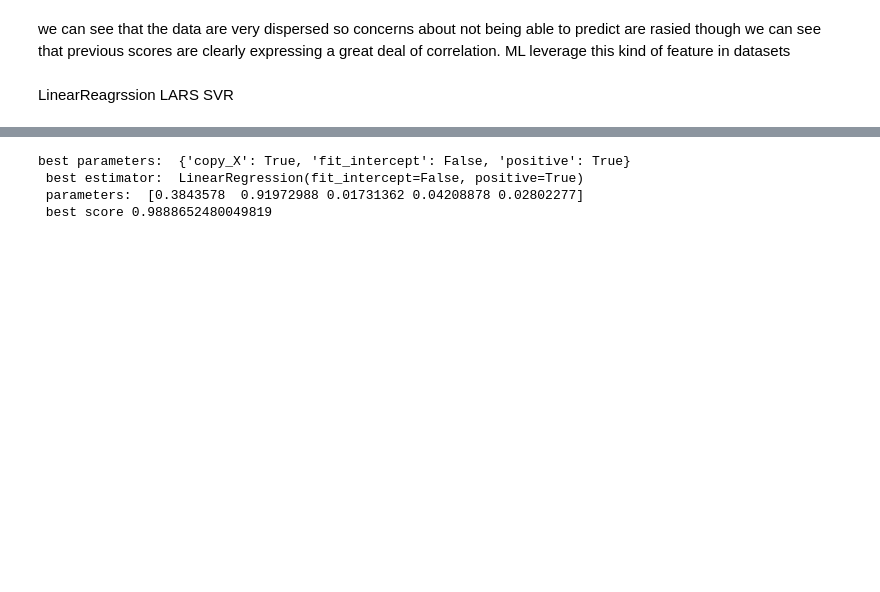
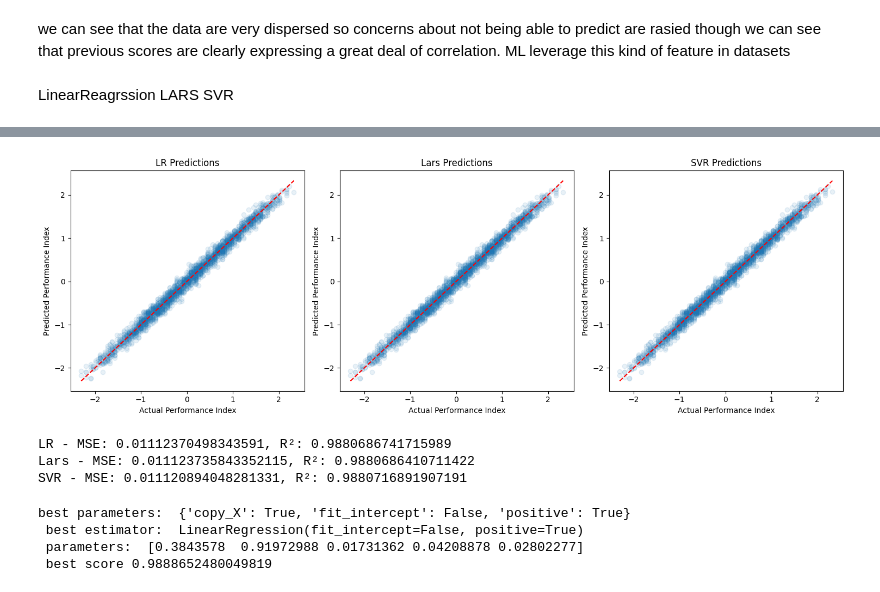
Before and after one commit to azoozfzhyg/CSC261-project1, a Jupyter notebook: model_setup.ipynb, the cells around one changed output, grey strips where cells are left out. Cells and saved outputs as stored; diff of their text form; code cells hidden in the pictures; blank space fills up the shorter version.

```diff
--- a/model_setup.ipynb
+++ b/model_setup.ipynb
@@ -112,23 +110,25 @@ LARS
 SVR
 # %%
 from sklearn.linear_model import LinearRegression as LR
-from sklearn.linear_model import Lasso as Lars
+from sklearn.linear_model import Lars
 from sklearn.svm import SVR
 from sklearn.model_selection import GridSearchCV as CV
 
 
 models = {'LR':LR(), 'Lars':Lars(), 'SVR':SVR()}
-param_grids = {'LR':{'fit_intercept':[True,False],'copy_X':[True, False], 'positive':[True,False]},
-                'Lars':{'fit_intercept':[True,False],'copy_X':[True, False], 'positive':[True,False]},
-                'SVR':{'kernel':['rbf','linear','poly','sigmoid'],'degree':[2,3,4,5],'C':[0.1,1,10,100]}
+param_grids = {'LR':{'fit_intercept':[True,False], 'positive':[True,False]},
+                'Lars':{'n_nonzero_coefs':[1,2,3,4,5]},
+                'SVR':{'kernel':['rbf','linear'],'degree':[2,3],'C':[0.1,1,10]}
                 }
 
 best_model = None
 best_model_param = None
 best_model_score = 0
+Scores = []
 best_time = 0
 Times = []
 best_of_models = []
+fitted_models = []
 
 for model_name, model in models.items():
     param_grid = param_grids[model_name]
@@ -140,7 +140,9 @@ for model_name, model in models.items():
         best_model_param = CV_model.best_params_
         best_model_score = CV_model.best_score_
         best_time = CV_model.refit_time_
-        Times.append(CV_model.refit_time_)
-
+    print(model_name, CV_model.best_params_, CV_model.best_score_, CV_model.refit_time_)
+    Scores.append(CV_model.best_score_)
+    Times.append(CV_model.refit_time_)
     best_of_models.append({model_name:CV_model.best_params_})
+    fitted_models.append(CV_model)
 # %% [output]
@@ -148,3 +168,38 @@ NameError: name 'x_train' is not defined
+# %%
+# Predict using the fitted models
+predictions = {}
+for model_name, fitted_model in zip(models.keys(), fitted_models):
+    predictions[model_name] = fitted_model.predict(x_test)
+
+# Plot the predictions
+plt.figure(figsize=(15, 5))
+for i, (model_name, prediction) in enumerate(predictions.items(), 1):
+    plt.subplot(1, 3, i)
+    plt.scatter(y_test, prediction, alpha=0.1)
+    plt.plot([min(y_test), max(y_test)], [min(y_test), max(y_test)], color='red', linestyle='--')
+    plt.xlabel('Actual Performance Index')
+    plt.ylabel('Predicted Performance Index')
+    plt.title(f'{model_name} Predictions')
+plt.tight_layout()
+plt.show()
+from sklearn.metrics import mean_squared_error, r2_score
+
+# Evaluate the models
+evaluation_results = {}
+
+for model_name, prediction in predictions.items():
+    mse = mean_squared_error(y_test, prediction)
+    r2 = r2_score(y_test, prediction)
+    evaluation_results[model_name] = {'MSE': mse, 'R²': r2}
+
+# Print the evaluation results
+for model_name, metrics in evaluation_results.items():
+    print(f"{model_name} - MSE: {metrics['MSE']}, R²: {metrics['R²']}")
+# %% [output]
+[figure, added]
+LR - MSE: 0.01112370498343591, R²: 0.9880686741715989
+Lars - MSE: 0.011123735843352115, R²: 0.9880686410711422
+SVR - MSE: 0.011120894048281331, R²: 0.9880716891907191
 # %%
 from sklearn.linear_model import LinearRegression as LR
 from sklearn.model_selection import GridSearchCV as CV
```
Also changed, not shown: parts of 3 cells of this notebook.
